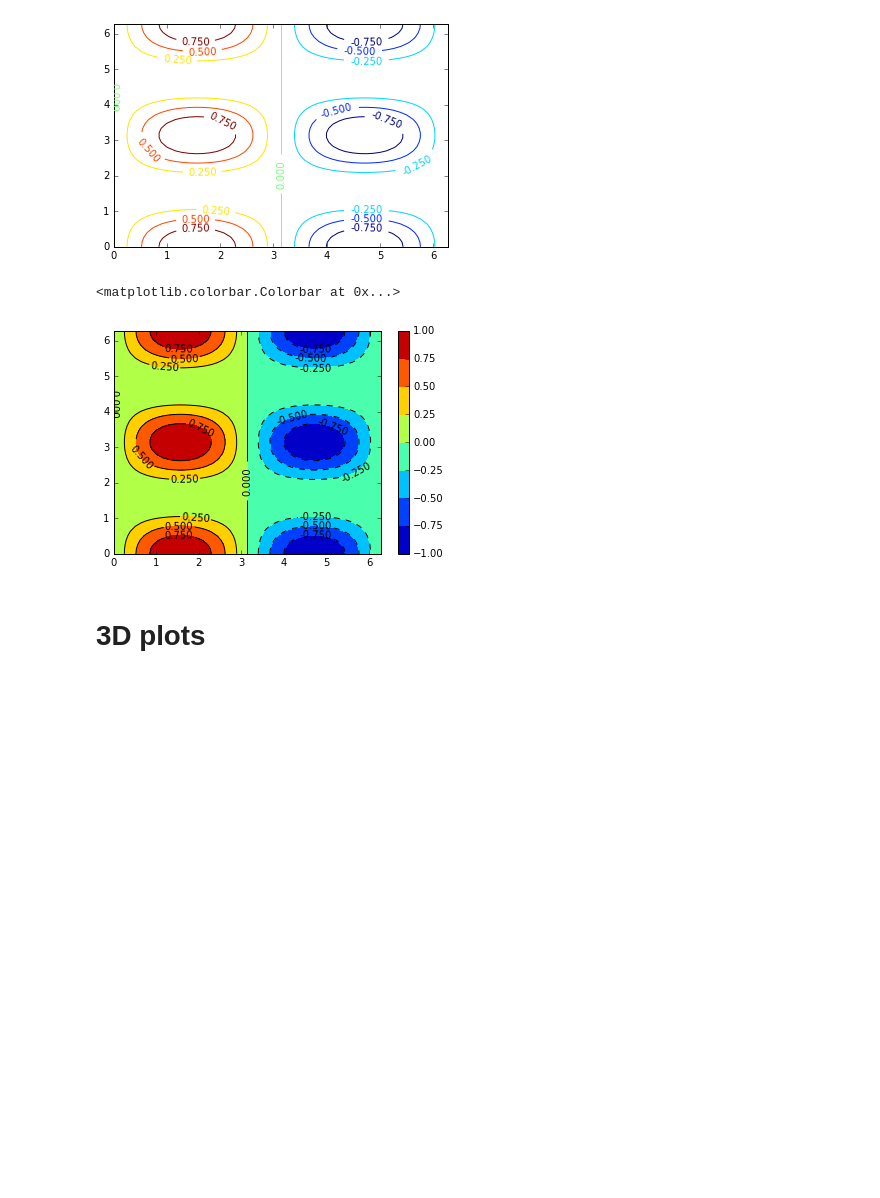
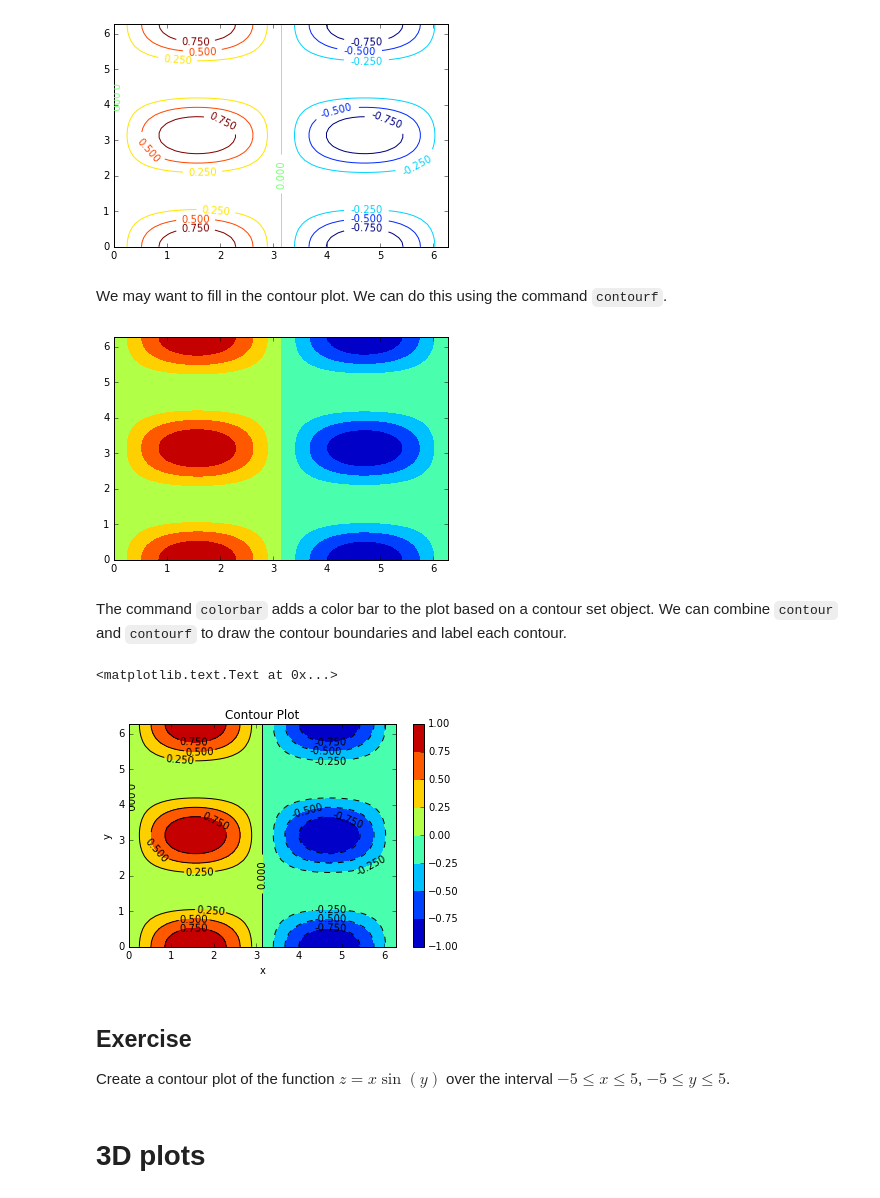
Before and after one commit to lukasbystricky/ISC-3313, a Jupyter notebook: lectures/chapter3/3-more_matplotlib.ipynb, the cells around one changed output. Drawn from its saved outputs; the diff is of its cells as text; code cells hidden in the pictures; blank space fills up the shorter version.

```diff
--- a/lectures/chapter3/3-more_matplotlib.ipynb
+++ b/lectures/chapter3/3-more_matplotlib.ipynb
@@ -103,6 +133,8 @@ plt.clabel(CS)
 # %% [output]
 <a list of 20 text.Text objects>
 [figure]
+# %% [markdown]
+We may want to fill in the contour plot. We can do this using the command `contourf`.
 # %%
 x = np.linspace(0,2*np.pi)
 y = np.linspace(0,2*np.pi)
@@ -110,12 +142,32 @@ y = np.linspace(0,2*np.pi)
 X,Y = np.meshgrid(x,y)
 
 CS = plt.contourf(X,Y,np.sin(X)*np.cos(Y)**2)
-CS1 = plt.contour(X,Y,np.sin(X)*np.cos(Y)**2, colors="k")
-plt.clabel(CS1)
-plt.colorbar(CS)
 # %% [output]
-<matplotlib.colorbar.Colorbar at 0x...>
-[figure, old version]
+[figure, new version]
+# %% [markdown]
+The command `colorbar` adds a color bar to the plot based on a contour set object. We can combine `contour` and `contourf` to draw the contour boundaries and label each contour.
+# %%
+x = np.linspace(0,2*np.pi)
+y = np.linspace(0,2*np.pi)
+
+X,Y = np.meshgrid(x,y)
+
+CS = plt.contourf(X,Y,np.sin(X)*np.cos(Y)**2)
+CS1 = plt.contour(X,Y,np.sin(X)*np.cos(Y)**2, colors="k") # make all contour labels black
+plt.clabel(CS1) # CS1 is the contour set from contour
+plt.colorbar(CS) # CS is the contour set from contourf
+
+# of course you can add axis labels and titles too
+plt.xlabel("x")
+plt.ylabel("y")
+plt.title("Contour Plot")
+# %% [output]
+<matplotlib.text.Text at 0x...>
+[figure, added]
+# %% [markdown]
+## Exercise
+
+Create a contour plot of the function $z =x\sin(y)$ over the interval $-5\leq x\leq 5$, $-5\leq y\leq 5$.
 # %% [markdown]
 # 3D plots
 # %%
```
Also changed, not shown: parts of 7 cells of this notebook.
